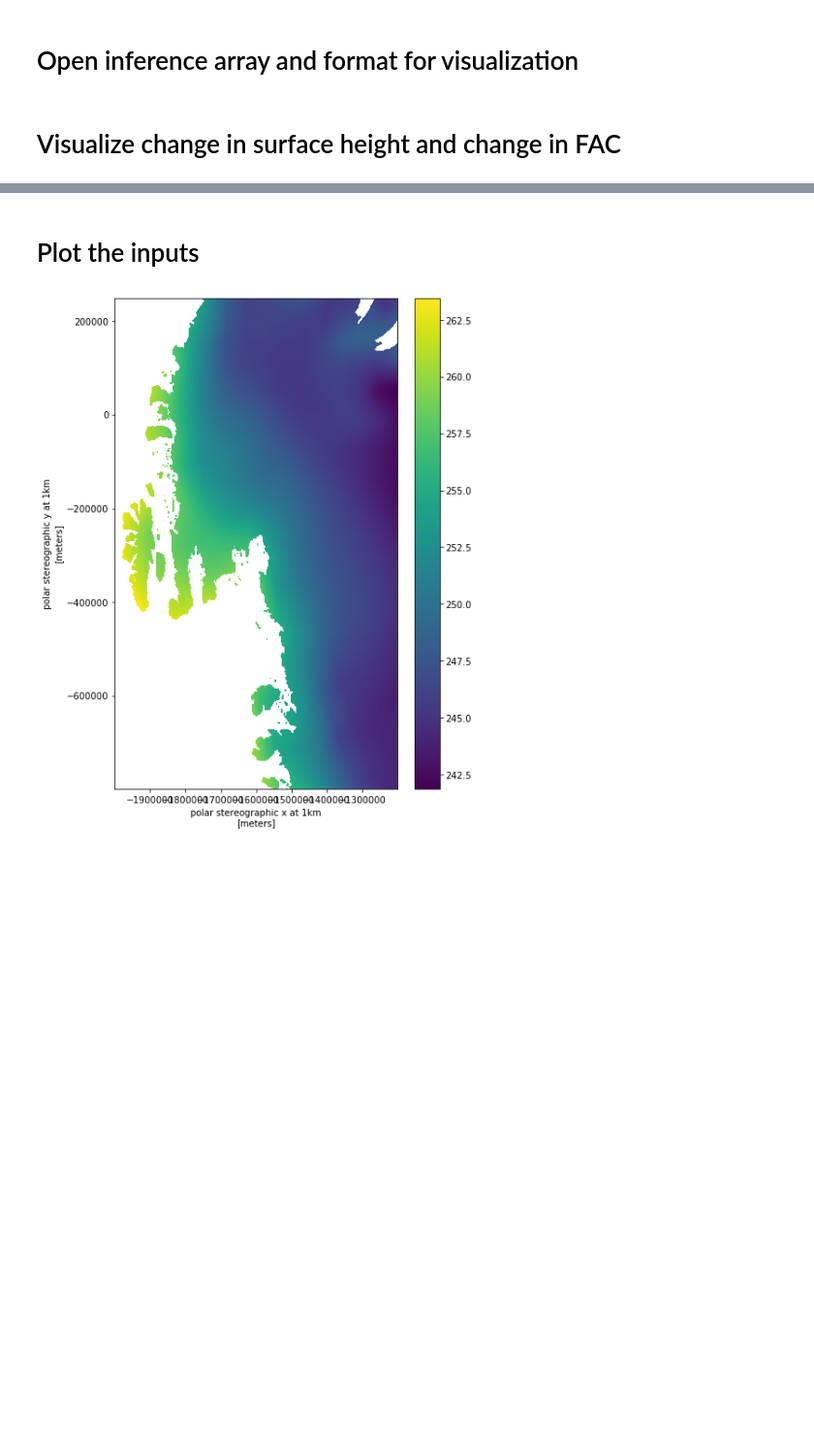
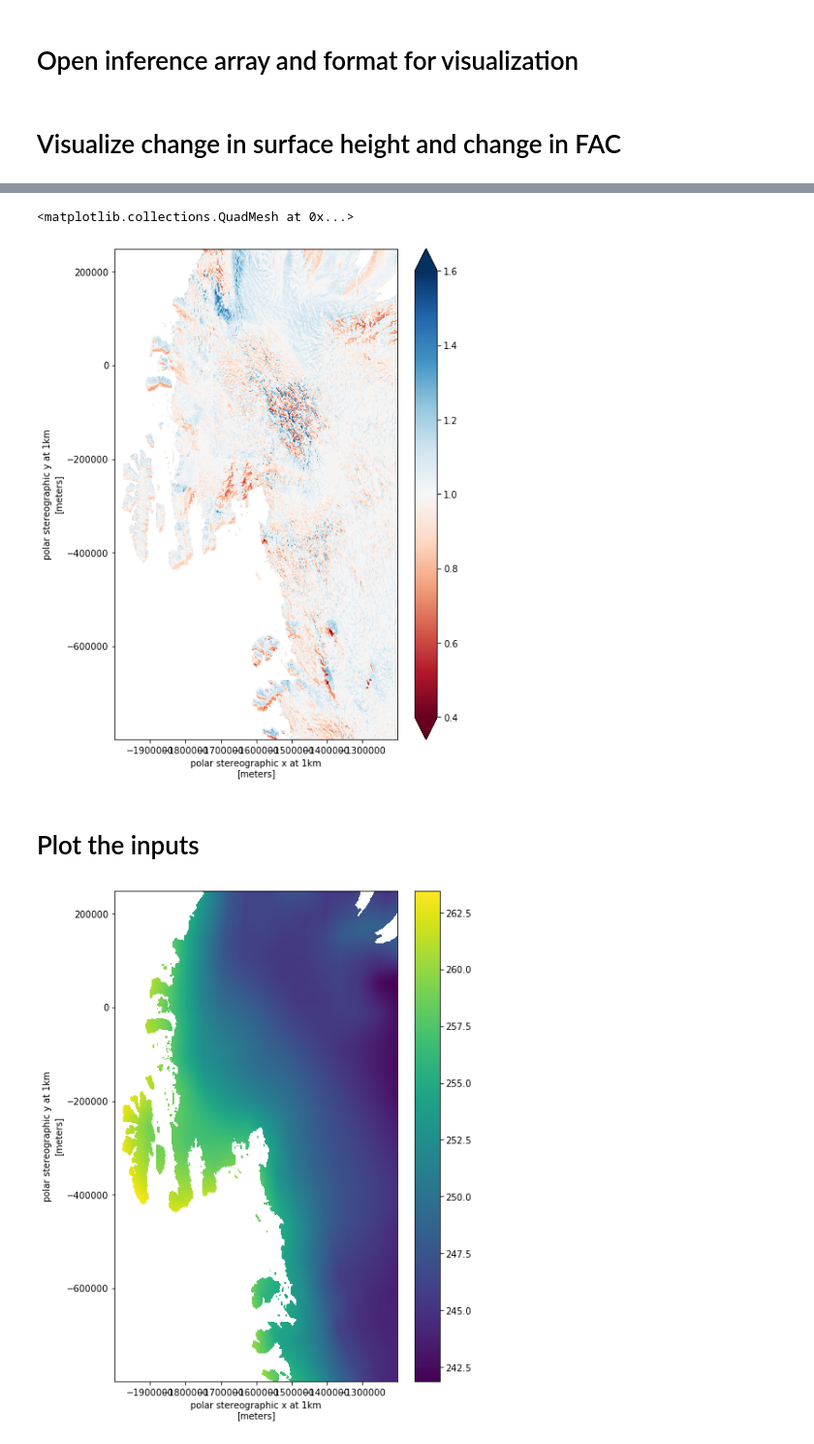
Before and after one commit to EricKeenan/mass-balance, a Jupyter notebook: notebooks/ATL15.ipynb, the cells around one changed output, grey strips where cells are left out. Shown at 97% size. Drawn from its saved outputs; the diff is of its cells as text; code cells hidden in the pictures; blank space fills up the shorter version.

```diff
--- a/notebooks/ATL15.ipynb
+++ b/notebooks/ATL15.ipynb
@@ -171,3 +171,14 @@ inference.plot(cmap=plt.cm.RdBu)
+# %%
+# Plot the ratio
+ratio = np.loadtxt("ratio.txt")
+im = np.reshape(ratio, dh_zone.shape)
+im = xr.DataArray(data=im, dims=["y", "x"], coords=[dh_zone['y'], dh_zone['x']])
+im = im * grounded_mask
+plt.figure(figsize=(7, 10))
+im.plot(cmap=plt.cm.RdBu, vmin=0.4, vmax=1.6)
+# %% [output]
+<matplotlib.collections.QuadMesh at 0x...>
+[figure, added]
 # %% [markdown]
 # Plot the inputs
 # %%
```
Also changed, not shown: parts of 6 cells of this notebook, 5 other files.
